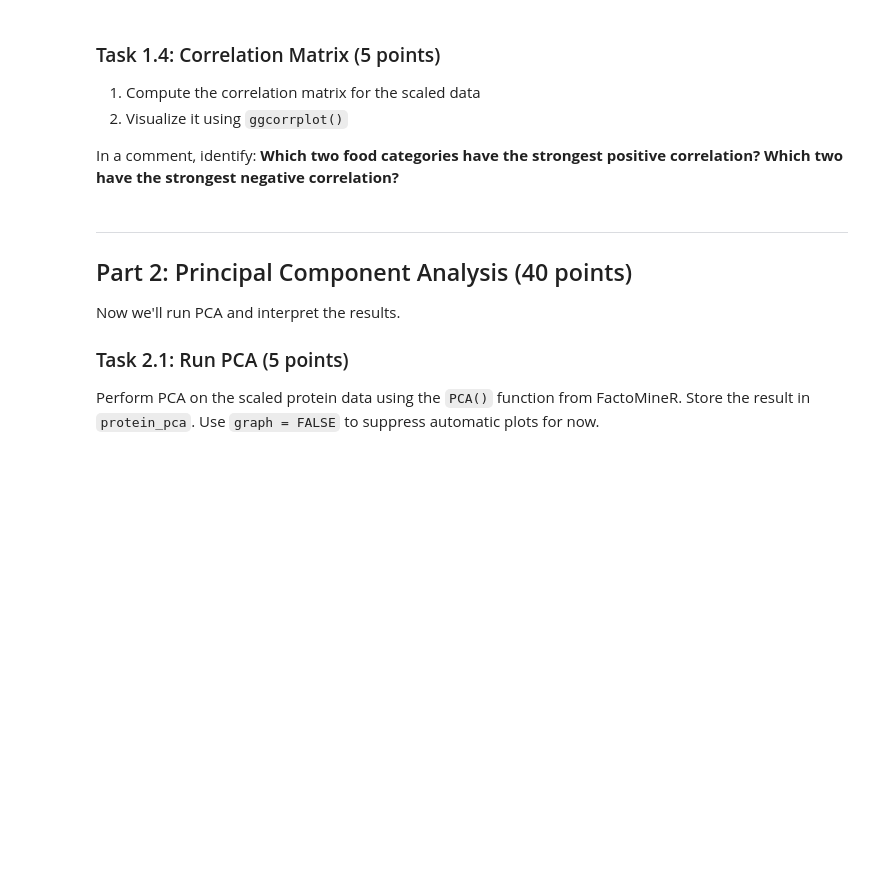
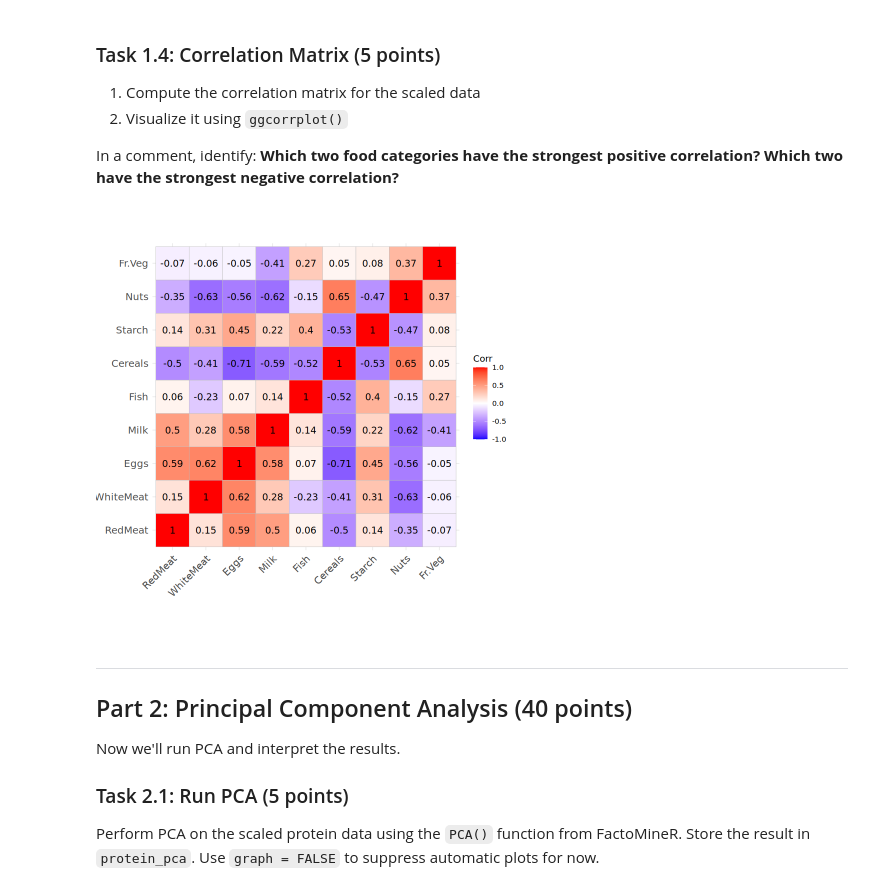
Before and after one commit to nick3616238/curly-octo-spork, a Jupyter notebook: Gest_Nicholas_MYID_Exercise3.ipynb, the cells around one changed output. Saved outputs shown, nothing was run; the diff lists cells and outputs as text; code cells hidden in the pictures; blank space fills up the shorter version.

```diff
--- a/Gest_Nicholas_MYID_Exercise3.ipynb
+++ b/Gest_Nicholas_MYID_Exercise3.ipynb
@@ -89,6 +96,10 @@ Use `scale()` to standardize only the **numeric columns** (columns 2 through 10
 In a comment, explain: **Why do we need to normalize before PCA? What would happen if one variable was measured in grams and another in kilograms?**
 # %%
 # YOUR CODE HERE
+#scale data
+protein_scaled <- scale(protein[, 2:10])
+
+#pca is sensitive to many variables, normalizing it makes it easier for pca to work.
 # %% [markdown]
 ### Task 1.4: Correlation Matrix (5 points)
 
@@ -98,6 +109,12 @@ In a comment, explain: **Why do we need to normalize before PCA? What would happ
 In a comment, identify: **Which two food categories have the strongest positive correlation? Which two have the strongest negative correlation?**
 # %%
 # YOUR CODE HERE
+cor_matrix <- cor(protein_scaled)
+ggcorrplot(cor_matrix, lab = TRUE)
+
+#nuts and cereals have the highest correlation, while cereals and eggs have the lowest correlation.
+# %% [output]
+[figure, added]
 # %% [markdown]
 ---
 
```
Also changed, not shown: parts of 19 cells of this notebook, 3 other files.
